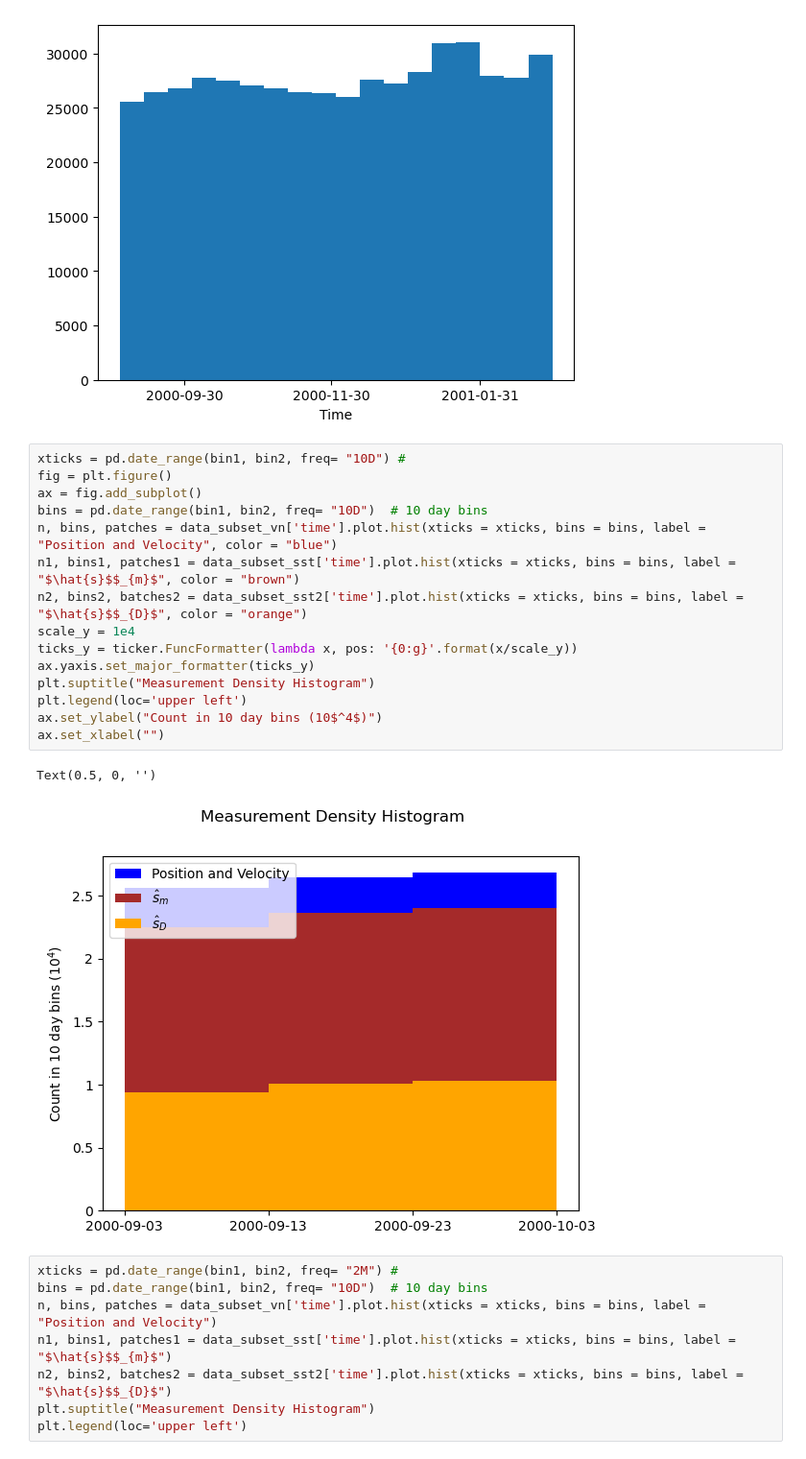
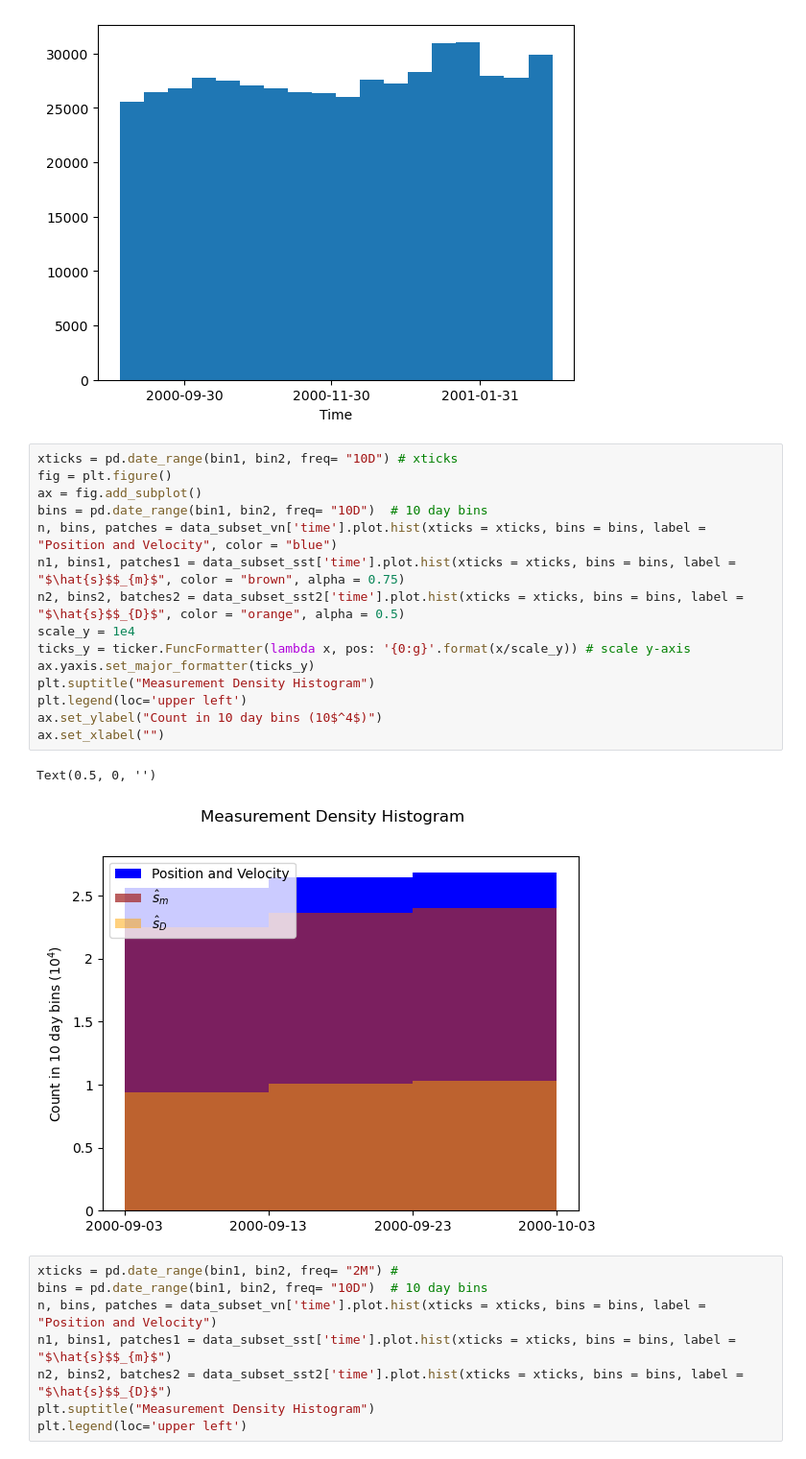
Before and after one commit to Eli8131/First_Project_SE, a Jupyter notebook: Histogram.ipynb, the cells around one changed output. Shown: that part at 96% size. Cells and saved outputs as stored; diff of their text form.

Commit message:
Alpha and scaled y-axis

```diff
--- a/Histogram.ipynb
+++ b/Histogram.ipynb
@@ -127,23 +127,23 @@ dvn = data_subset_vn['time'].plot.hist(xticks = xticks, bins = bins, label = "Po
 # %% [output]
 [figure]
 # %%
-xticks = pd.date_range(bin1, bin2, freq= "10D") #
+xticks = pd.date_range(bin1, bin2, freq= "10D") # xticks
 fig = plt.figure()
 ax = fig.add_subplot()
 bins = pd.date_range(bin1, bin2, freq= "10D")  # 10 day bins
 n, bins, patches = data_subset_vn['time'].plot.hist(xticks = xticks, bins = bins, label = "Position and Velocity", color = "blue")
-n1, bins1, patches1 = data_subset_sst['time'].plot.hist(xticks = xticks, bins = bins, label = "$\hat{s}$$_{m}$", color = "brown")
-n2, bins2, batches2 = data_subset_sst2['time'].plot.hist(xticks = xticks, bins = bins, label = "$\hat{s}$$_{D}$", color = "orange")
+n1, bins1, patches1 = data_subset_sst['time'].plot.hist(xticks = xticks, bins = bins, label = "$\hat{s}$$_{m}$", color = "brown", alpha = 0.75)
+n2, bins2, batches2 = data_subset_sst2['time'].plot.hist(xticks = xticks, bins = bins, label = "$\hat{s}$$_{D}$", color = "orange", alpha = 0.5)
 scale_y = 1e4
-ticks_y = ticker.FuncFormatter(lambda x, pos: '{0:g}'.format(x/scale_y))
+ticks_y = ticker.FuncFormatter(lambda x, pos: '{0:g}'.format(x/scale_y)) # scale y-axis
 ax.yaxis.set_major_formatter(ticks_y)
 plt.suptitle("Measurement Density Histogram")
 plt.legend(loc='upper left')
 ax.set_ylabel("Count in 10 day bins (10$^4$)")
 ax.set_xlabel("")
 # %% [output]
 Text(0.5, 0, '')
-[figure, old version]
+[figure, new version]
 # %%
 xticks = pd.date_range(bin1, bin2, freq= "2M") #
 bins = pd.date_range(bin1, bin2, freq= "10D")  # 10 day bins
```
Also changed, not shown: parts of 6 cells of this notebook.
